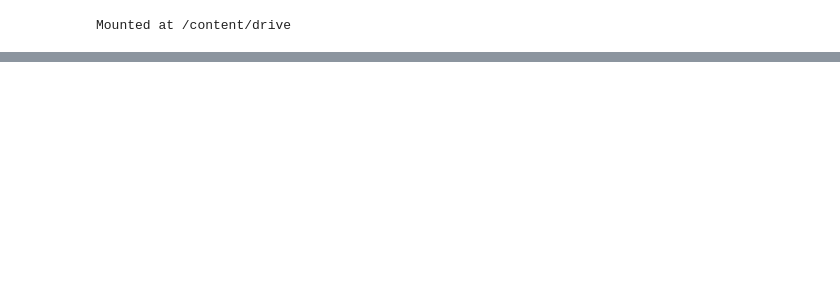
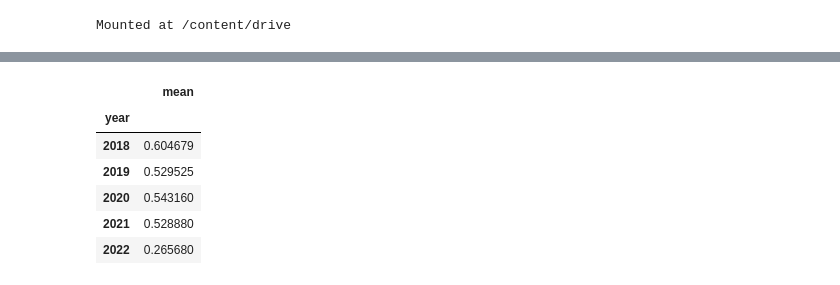
Before and after one commit to lvsantarosa/NDVI-with-GEE-and-Python, a Jupyter notebook: NDVI_plot_GEE.ipynb, the cells around one changed output, grey strips where cells are left out. Cells and saved outputs as stored; diff of their text form; code cells hidden in the pictures; blank space fills up the shorter version.

```diff
--- a/NDVI_plot_GEE.ipynb
+++ b/NDVI_plot_GEE.ipynb
@@ -114,3 +183,14 @@ df.head()
+# %%
+df2 = df.groupby(df['year'])['ndvi'].agg(['mean'])
+df2
+# %% [output]
+|  | mean |
+| year |  |
+| 2018 | 0.604679 |
+| 2019 | 0.529525 |
+| 2020 | 0.543160 |
+| 2021 | 0.528880 |
+| 2022 | 0.265680 |
 # %%
 import matplotlib.pylab as plt
 import matplotlib.dates as mdates
```
Also changed, not shown: parts of 27 cells of this notebook.
